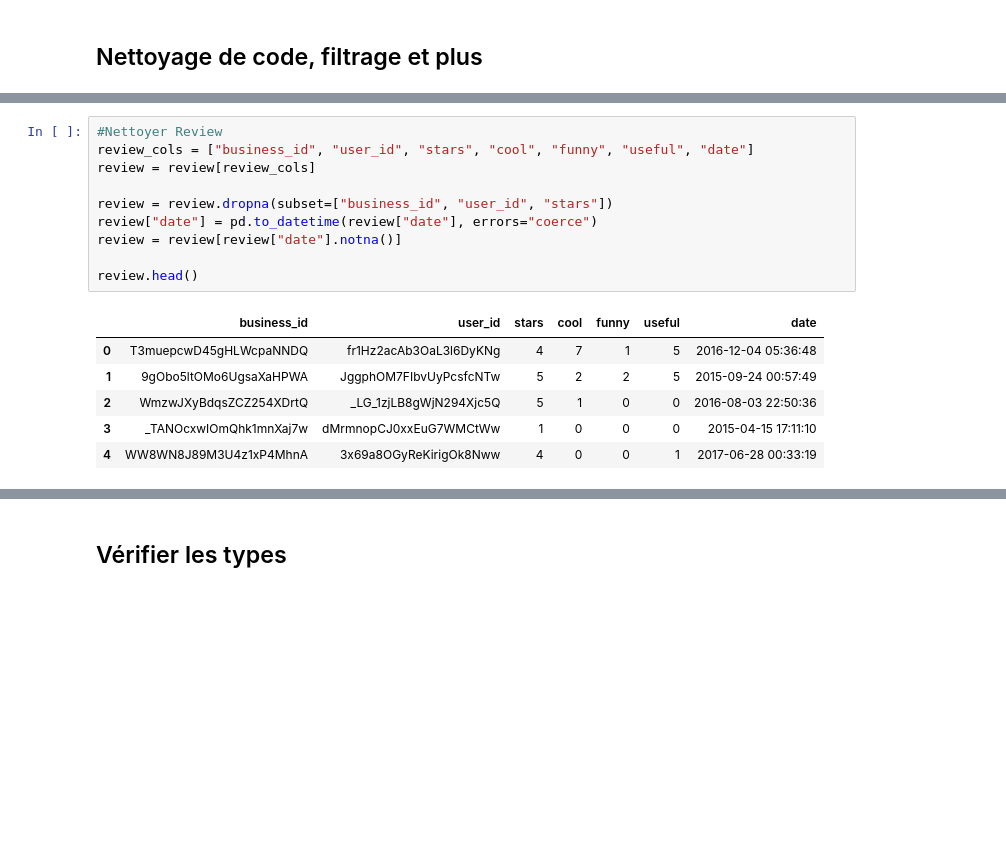
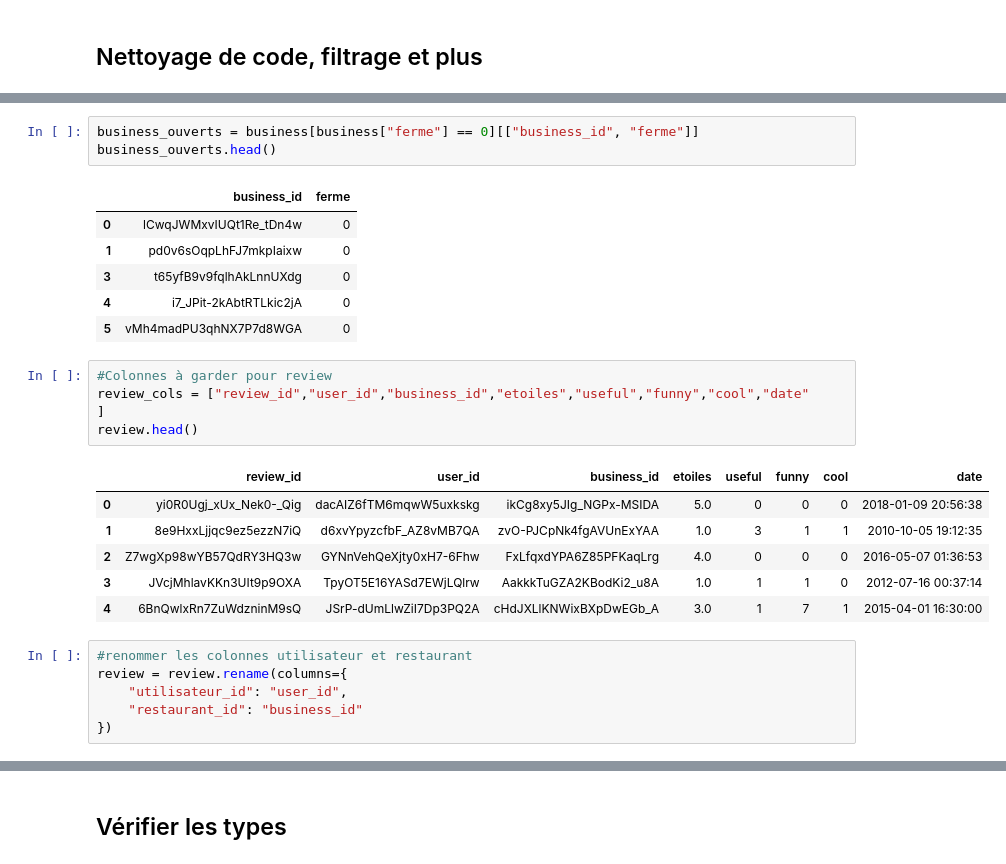
Before and after one commit to AyaIssa1/tp3_collecte, a Jupyter notebook: tp_yelp.ipynb, the cells around one changed output, grey strips where cells are left out. Drawn from its saved outputs; the diff is of its cells as text; blank space fills up the shorter version.

```diff
--- a/tp_yelp.ipynb
+++ b/tp_yelp.ipynb
@@ -56,17 +39,28 @@ business.head()
+# %%
+business_ouverts = business[business["ferme"] == 0][["business_id", "ferme"]]
+business_ouverts.head()
+# %% [output]
+|  | business_id | ferme |
+| 0 | lCwqJWMxvIUQt1Re_tDn4w | 0 |
+| 1 | pd0v6sOqpLhFJ7mkpIaixw | 0 |
+| 3 | t65yfB9v9fqlhAkLnnUXdg | 0 |
+| 4 | i7_JPit-2kAbtRTLkic2jA | 0 |
+| 5 | vMh4madPU3qhNX7P7d8WGA | 0 |
 # %%
-#Nettoyer Review
-review_cols = ["business_id", "user_id", "stars", "cool", "funny", "useful", "date"]
-review = review[review_cols]
-
-review = review.dropna(subset=["business_id", "user_id", "stars"])
-review["date"] = pd.to_datetime(review["date"], errors="coerce")
-review = review[review["date"].notna()]
-
+#Colonnes à garder pour review
+review_cols = ["review_id","user_id","business_id","etoiles","useful","funny","cool","date"
+]
 review.head()
 # %% [output]
-|  | business_id | user_id | stars | cool | funny | useful | date |
-| 0 | T3muepcwD45gHLWcpaNNDQ | fr1Hz2acAb3OaL3l6DyKNg | 4 | 7 | 1 | 5 | 2016-12-04 05:36:48 |
-| 1 | 9gObo5ltOMo6UgsaXaHPWA | JggphOM7FIbvUyPcsfcNTw | 5 | 2 | 2 | 5 | 2015-09-24 00:57:49 |
-| 2 | WmzwJXyBdqsZCZ254XDrtQ | _LG_1zjLB8gWjN294Xjc5Q | 5 | 1 | 0 | 0 | 2016-08-03 22:50:36 |
-| 3 | _TANOcxwIOmQhk1mnXaj7w | dMrmnopCJ0xxEuG7WMCtWw | 1 | 0 | 0 | 0 | 2015-04-15 17:11:10 |
-| 4 | WW8WN8J89M3U4z1xP4MhnA | 3x69a8OGyReKirigOk8Nww | 4 | 0 | 0 | 1 | 2017-06-28 00:33:19 |
+|  | review_id | user_id | business_id | etoiles | useful | funny | cool | date |
+| 0 | yi0R0Ugj_xUx_Nek0-_Qig | dacAIZ6fTM6mqwW5uxkskg | ikCg8xy5JIg_NGPx-MSIDA | 5.0 | 0 | 0 | 0 | 2018-01-09 20:56:38 |
+| 1 | 8e9HxxLjjqc9ez5ezzN7iQ | d6xvYpyzcfbF_AZ8vMB7QA | zvO-PJCpNk4fgAVUnExYAA | 1.0 | 3 | 1 | 1 | 2010-10-05 19:12:35 |
+| 2 | Z7wgXp98wYB57QdRY3HQ3w | GYNnVehQeXjty0xH7-6Fhw | FxLfqxdYPA6Z85PFKaqLrg | 4.0 | 0 | 0 | 0 | 2016-05-07 01:36:53 |
+| 3 | JVcjMhlavKKn3UIt9p9OXA | TpyOT5E16YASd7EWjLQlrw | AakkkTuGZA2KBodKi2_u8A | 1.0 | 1 | 1 | 0 | 2012-07-16 00:37:14 |
+| 4 | 6BnQwlxRn7ZuWdzninM9sQ | JSrP-dUmLlwZiI7Dp3PQ2A | cHdJXLlKNWixBXpDwEGb_A | 3.0 | 1 | 7 | 1 | 2015-04-01 16:30:00 |
+# %%
+#renommer les colonnes utilisateur et restaurant
+review = review.rename(columns={
+    "utilisateur_id": "user_id",
+    "restaurant_id": "business_id"
+})
```
Also changed, not shown: parts of 43 cells of this notebook.
